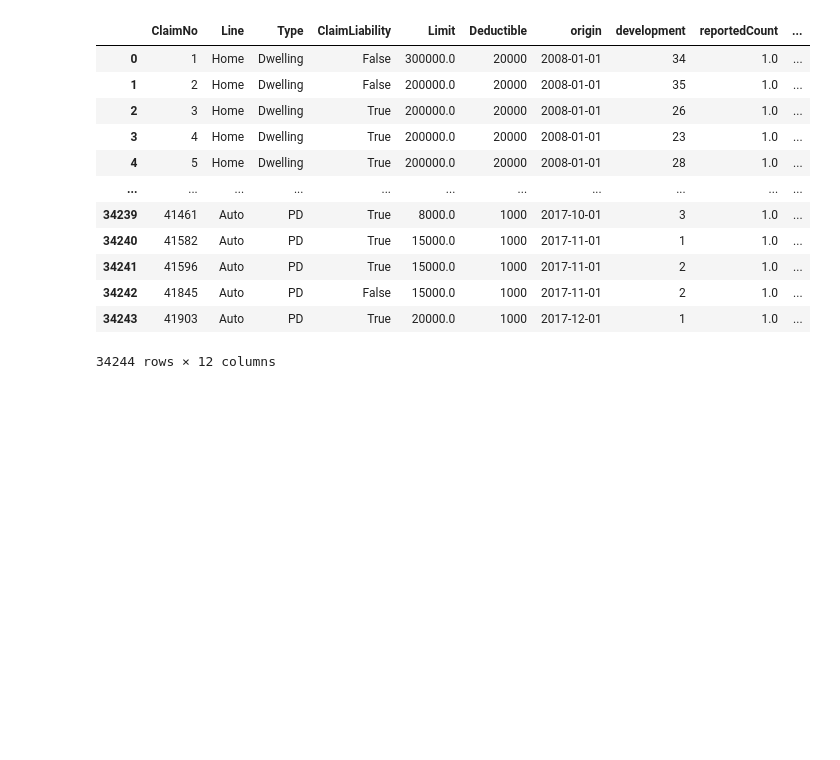
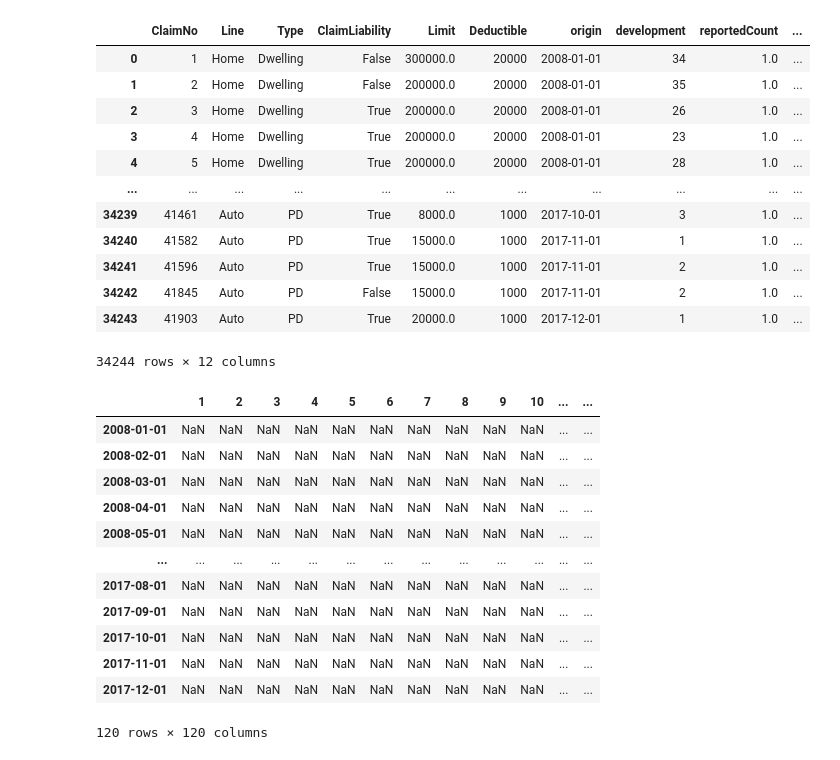
Before and after one commit to lugia10/StateSpace_toy, a Jupyter notebook: CL_LSTM.ipynb, the cells around one changed output. Cells and saved outputs as stored; diff of their text form; code cells hidden in the pictures; blank space fills up the shorter version.

```diff
--- a/CL_LSTM.ipynb
+++ b/CL_LSTM.ipynb
@@ -48,2 +49,22 @@ df_flat
+# %%
+# Line: Home, Type: Dwelling, Data: Incurred
+prism_triangle_Dwelling_Incurred = prism_triangle_grouped.loc[('Home', 'Dwelling'), 'Incurred']
+
+df_triangle_Dwelling_Incurred = prism_triangle_Dwelling_Incurred.to_frame()
+df_triangle_Dwelling_Incurred
+# %% [output]
+|  | 1 | 2 | 3 | 4 | 5 | 6 | 7 | 8 | 9 | 10 | ... | ... |
+| 2008-01-01 | NaN | NaN | NaN | NaN | NaN | NaN | NaN | NaN | NaN | NaN | ... | ... |
+| 2008-02-01 | NaN | NaN | NaN | NaN | NaN | NaN | NaN | NaN | NaN | NaN | ... | ... |
+| 2008-03-01 | NaN | NaN | NaN | NaN | NaN | NaN | NaN | NaN | NaN | NaN | ... | ... |
+| 2008-04-01 | NaN | NaN | NaN | NaN | NaN | NaN | NaN | NaN | NaN | NaN | ... | ... |
+| 2008-05-01 | NaN | NaN | NaN | NaN | NaN | NaN | NaN | NaN | NaN | NaN | ... | ... |
+| ... | ... | ... | ... | ... | ... | ... | ... | ... | ... | ... | ... | ... |
+| 2017-08-01 | NaN | NaN | NaN | NaN | NaN | NaN | NaN | NaN | NaN | NaN | ... | ... |
+| 2017-09-01 | NaN | NaN | NaN | NaN | NaN | NaN | NaN | NaN | NaN | NaN | ... | ... |
+| 2017-10-01 | NaN | NaN | NaN | NaN | NaN | NaN | NaN | NaN | NaN | NaN | ... | ... |
+| 2017-11-01 | NaN | NaN | NaN | NaN | NaN | NaN | NaN | NaN | NaN | NaN | ... | ... |
+| 2017-12-01 | NaN | NaN | NaN | NaN | NaN | NaN | NaN | NaN | NaN | NaN | ... | ... |
+120 rows × 120 columns
 # %%
 # Line: Auto, Type: PD, Data: Incurred
```
Also changed, not shown: parts of 8 cells of this notebook.
